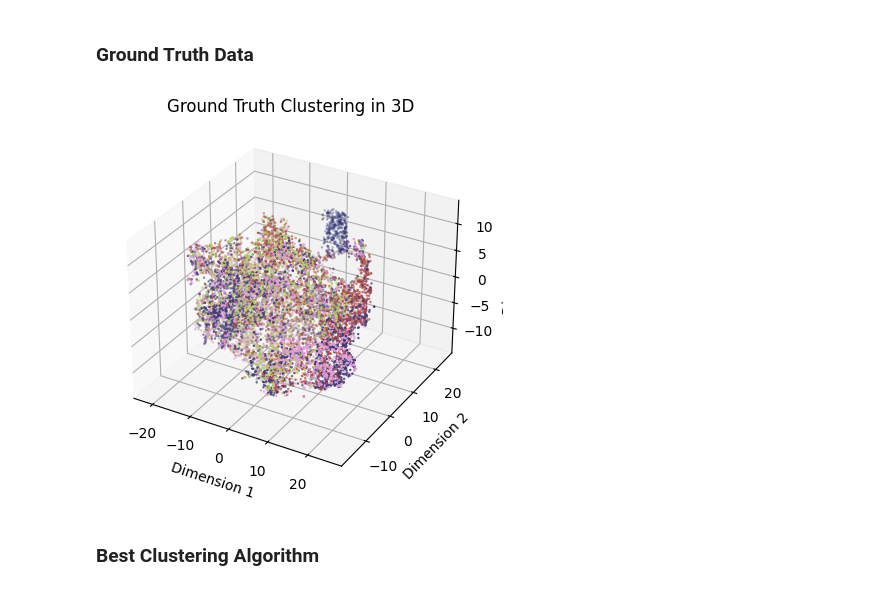
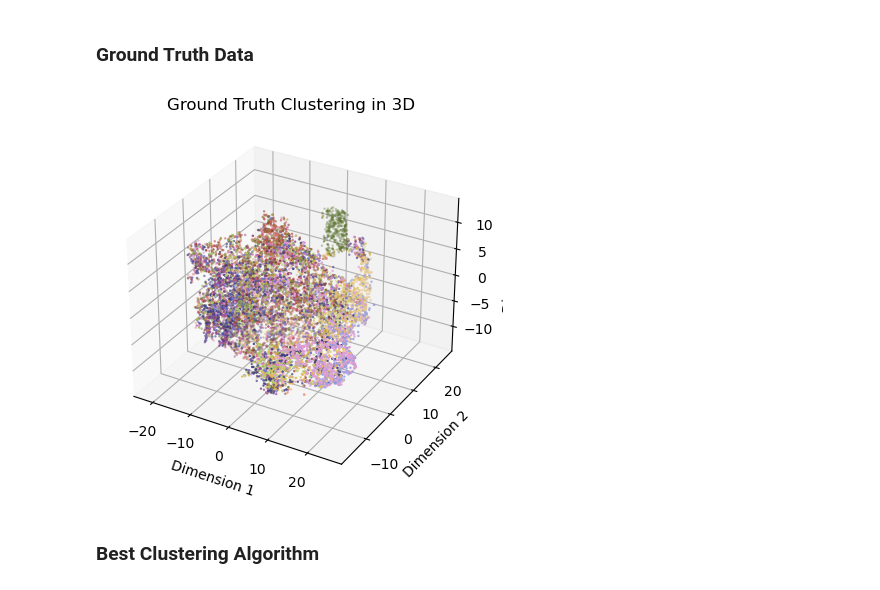
Before and after one commit to fmi08icds/Groupwork, a Jupyter notebook: Group4/notebooks/Visualization.ipynb, the cells around one changed output. Saved outputs shown, nothing was run; the diff lists cells and outputs as text; code cells hidden in the pictures.

```diff
--- a/Group4/notebooks/Visualization.ipynb
+++ b/Group4/notebooks/Visualization.ipynb
@@ -122,22 +122,22 @@ X_tsne = tsne.fit_transform(X)
 # %%
 # 3D
 # Create a 3D scatter plot
 fig = plt.figure()
 ax = fig.add_subplot(111, projection='3d')
 
 # Plot the data points colored by cluster labels
-ax.scatter(X_tsne[:, 0], X_tsne[:, 1], X_tsne[:, 2], c=y, cmap=colors, s=3, edgecolor='none')
+ax.scatter(X_tsne[:, 0], X_tsne[:, 1], X_tsne[:, 2], c=y, cmap="tab20b", s=3, edgecolor='none')
 
 # Add labels
 ax.set_xlabel('Dimension 1')
 ax.set_ylabel('Dimension 2')
 ax.set_zlabel('Dimension 3')
 ax.set_title('Ground Truth Clustering in 3D')
 
 # Show the plot
 plt.show()
 # %% [output]
-[figure, old version]
+[figure, new version]
 # %% [markdown]
 ### Best Clustering Algorithm
 # %%
```
Also changed, not shown: parts of 3 cells of this notebook.
